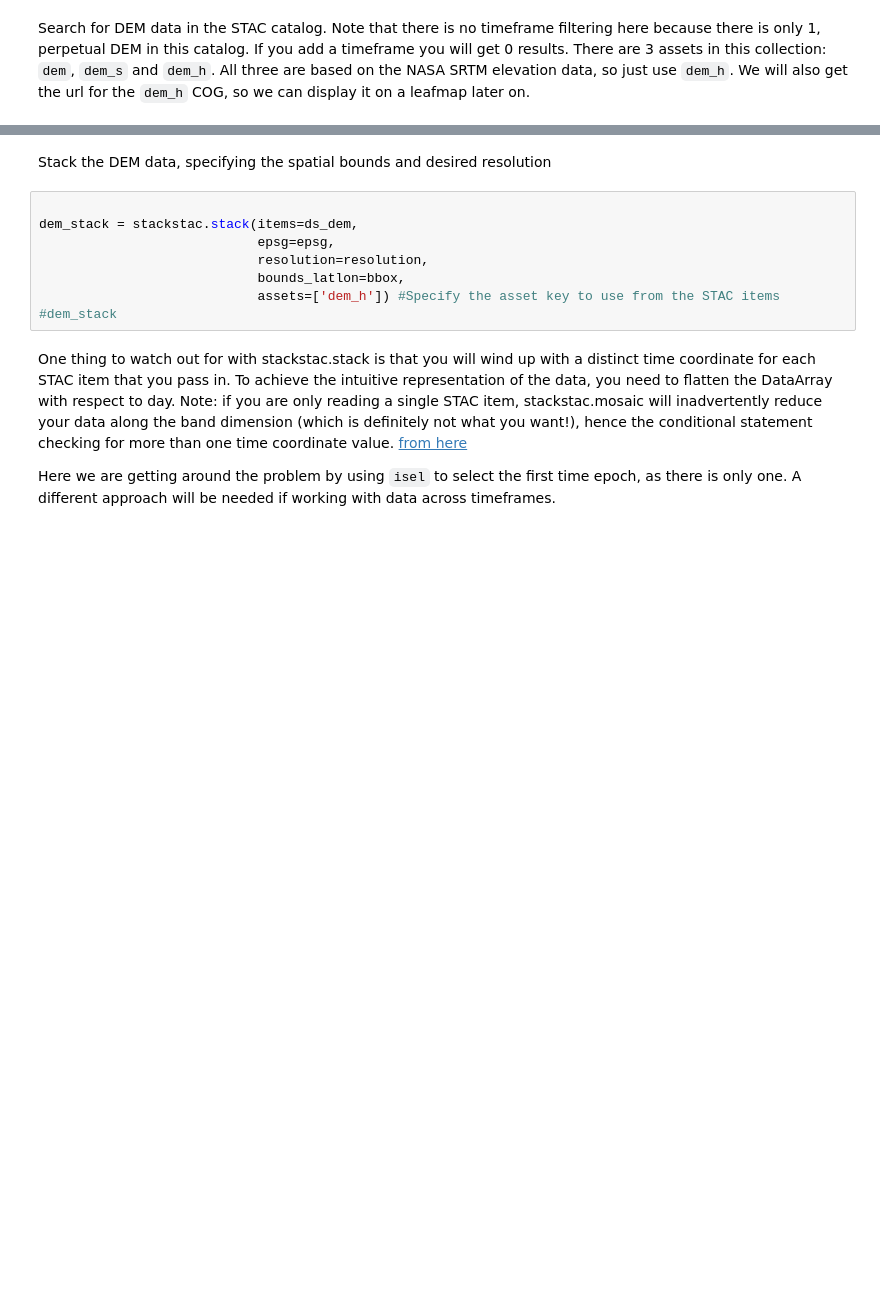
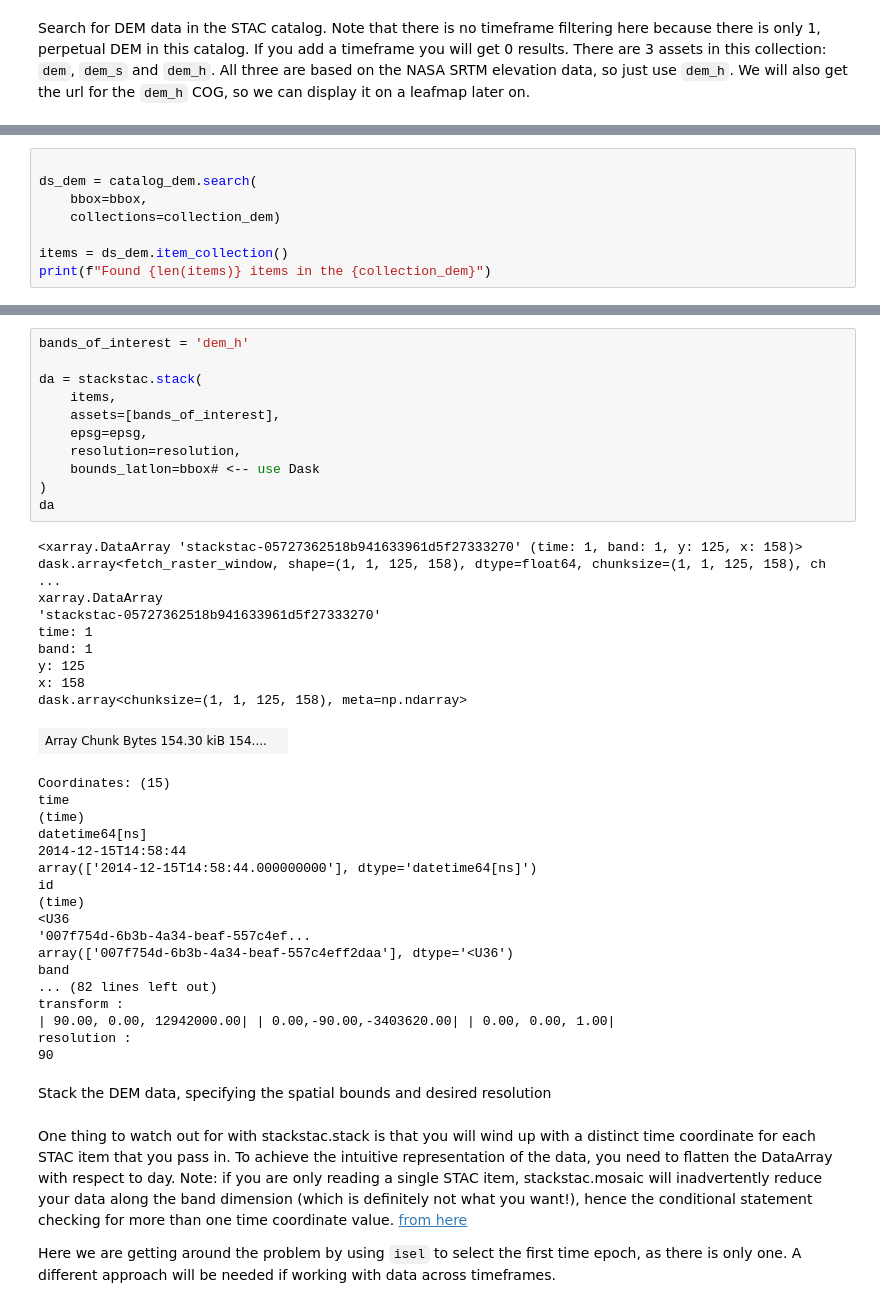
Before and after one commit to Sensand-AI/data-notebooks, a Jupyter notebook: notebooks/evergreen-resources/get-elevation-data-for-aoi.ipynb, the cells around one changed output, grey strips where cells are left out. Drawn from its saved outputs; the diff is of its cells as text; blank space fills up the shorter version.

```diff
--- a/notebooks/evergreen-resources/get-elevation-data-for-aoi.ipynb
+++ b/notebooks/evergreen-resources/get-elevation-data-for-aoi.ipynb
@@ -71,0 +218,8 @@ cog_url = cog_urls[0]
+# %%
+
+ds_dem = catalog_dem.search(
+    bbox=bbox,
+    collections=collection_dem)
+
+items = ds_dem.item_collection()
+print(f"Found {len(items)} items in the {collection_dem}")
@@ -72,13 +236,43 @@ cog_url = cog_urls[0]
+# %%
+bands_of_interest = 'dem_h'
+
+da = stackstac.stack(
+    items,
+    assets=[bands_of_interest],
+    epsg=epsg,
+    resolution=resolution,
+    bounds_latlon=bbox# <-- use Dask
+)
+da
+# %% [output]
+<xarray.DataArray 'stackstac-05727362518b941633961d5f27333270' (time: 1, band: 1, y: 125, x: 158)> dask.array<fetch_raster_window, shape=(1, 1, 125, 158), dtype=float64, chunksize=(1, 1, 125, 158), ch ...
+xarray.DataArray
+'stackstac-05727362518b941633961d5f27333270'
+time: 1
+band: 1
+y: 125
+x: 158
+dask.array<chunksize=(1, 1, 125, 158), meta=np.ndarray>
+| Array Chunk Bytes 154.30 kiB 154.... |  |
+Coordinates: (15)
+time
+(time)
+datetime64[ns]
+2014-12-15T14:58:44
+array(['2014-12-15T14:58:44.000000000'], dtype='datetime64[ns]')
+id
+(time)
+<U36
+'007f754d-6b3b-4a34-beaf-557c4ef...
+array(['007f754d-6b3b-4a34-beaf-557c4eff2daa'], dtype='<U36')
+band
+... (82 lines left out)
+transform :
+| 90.00, 0.00, 12942000.00| | 0.00,-90.00,-3403620.00| | 0.00, 0.00, 1.00|
+resolution :
+90
 # %% [markdown]
 Stack the DEM data, specifying the spatial bounds and desired resolution
-# %%
-
-dem_stack = stackstac.stack(items=ds_dem,
-                            epsg=epsg,
-                            resolution=resolution,
-                            bounds_latlon=bbox,
-                            assets=['dem_h']) #Specify the asset key to use from the STAC items
-#dem_stack
 # %% [markdown]
 One thing to watch out for with stackstac.stack is that you will wind up with a distinct time coordinate for each STAC item that you pass in. To achieve the intuitive representation of the data, you need to flatten the DataArray with respect to day.
 Note: if you are only reading a single STAC item, stackstac.mosaic will inadvertently reduce your data along the band dimension (which is definitely not what you want!), hence the conditional statement checking for more than one time coordinate value.
```
Also changed, not shown: parts of 27 cells of this notebook, 4 other files.
